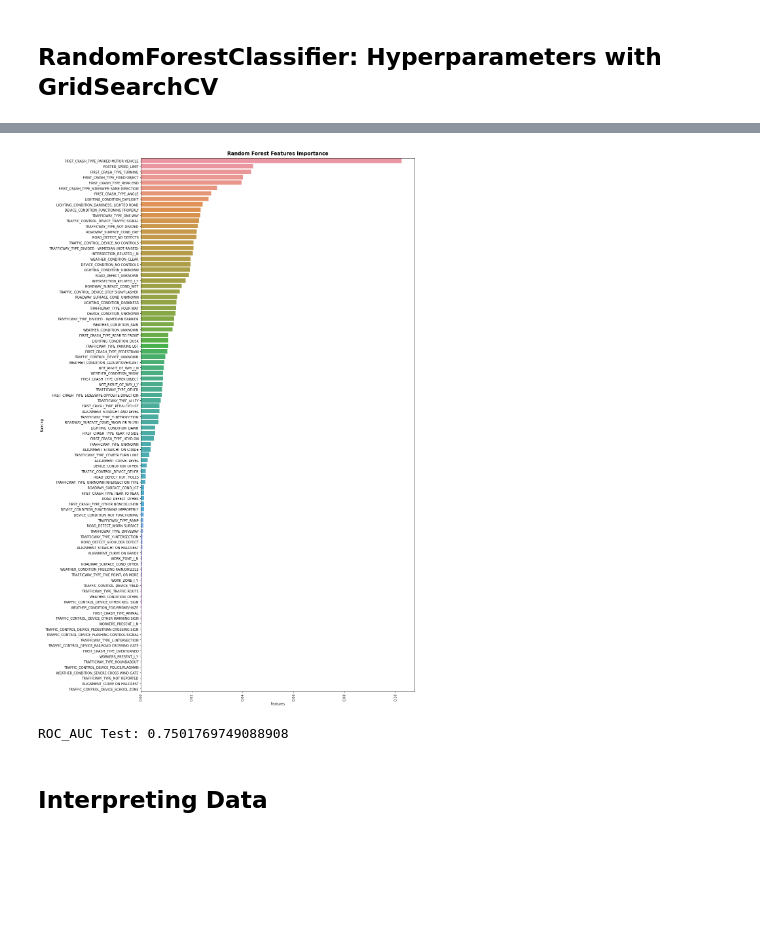
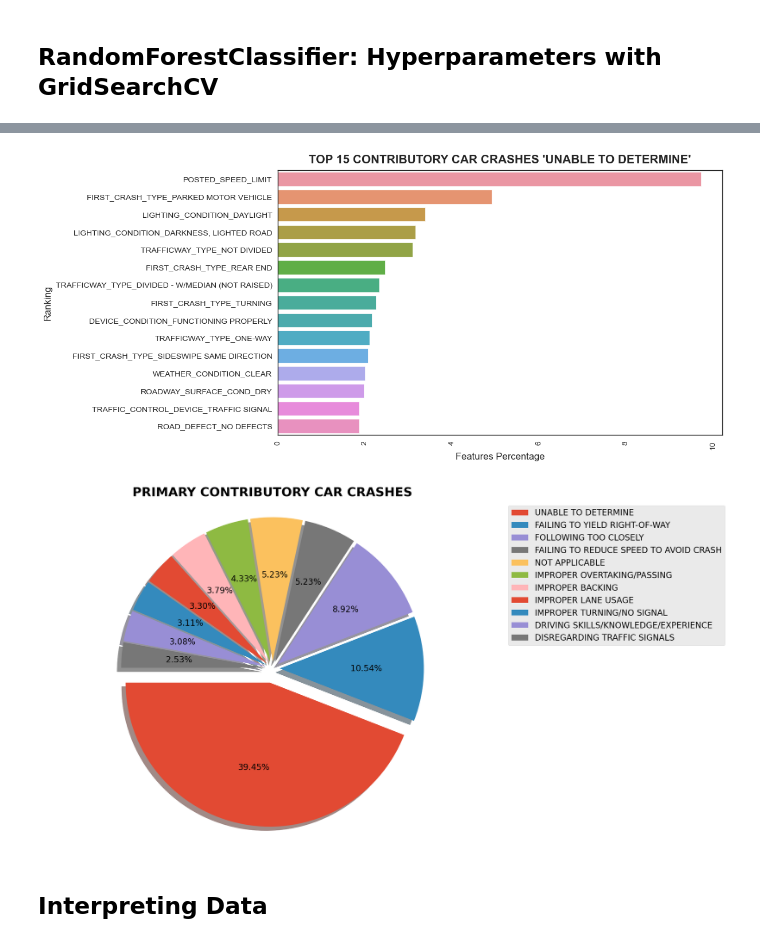
Before and after one commit to akladyous/Chicago_Car_Crashes, a Jupyter notebook: Chicago_Car_Crashes.ipynb, the cells around one changed output, grey strips where cells are left out. Saved outputs shown, nothing was run; the diff lists cells and outputs as text; code cells hidden in the pictures; blank space fills up the shorter version.

```diff
--- a/Chicago_Car_Crashes.ipynb
+++ b/Chicago_Car_Crashes.ipynb
@@ -655,0 +654,6 @@ model3_y_train_pred = cls_rf.predict(x_train)
+# %%
+sclf = StackingClassifier(estimators=estimators,
+                          final_estimator=RandomForestClassifier(**rf_best_params),
+                          n_jobs=6)
+# %%
+sclf.fit(x_train, y_train)
@@ -656,4 +666,4 @@ model3_y_train_pred = cls_rf.predict(x_train)
 # %%
-model3_test = cls_rf.fit(x_test, np.ravel(np.array(y_test)))
+model3_test = cls_rf.fit(x_test, y_test)
 # %%
 model3_y_test_pred = cls_rf.predict(x_test)
@@ -679,15 +685,16 @@ weighted avg       0.67      0.65      0.65     27628
+# %%
+Features_importance_df = pd.DataFrame({'Features': x_train.columns,
+                          'Ranking':cls_rf.feature_importances_}).sort_values(by='Ranking',ascending=False)
+
+Features_importance_df['Ranking'] = Features_importance_df['Ranking'].apply(lambda x: x*100)
 # %%
-model2_df = pd.DataFrame({'features': x_train.columns,
-                          'Ranking':cls_rf.feature_importances_})
+fig, ax = plt.subplots(figsize=(10,6))
+g = sns.barplot(x='Ranking', y='Features', data=Features_importance_df.head(15))
+plt.xticks(rotation=90)
+ax.set_title("TOP 15 CONTRIBUTORY CAR CRASHES 'UNABLE TO DETERMINE'", fontsize=15, weight='bold', ha='center', va='bottom')
 
-model2_df = model2_df[(model2_df.Ranking > 0)].sort_values(by='Ranking', ascending=False)
-
-fig, ax = plt.subplots(figsize=(15,30))
-g = sns.barplot(x='Ranking', y='features', data=model2_df)
-plt.xticks(rotation=90)
-ax.set_title("Random Forest Features Importance", fontsize=15, weight='bold', ha='center', va='bottom')
-ax.set_xlabel('Features')
+ax.set_xlabel('Features Percentage')
 ax.set_ylabel('Ranking')
 plt.show()
 # %% [output]
-[figure, old version]
+[figure, new version]
@@ -704,4 +700,0 @@ m4_y_train_pred = cls_rf.predict(X_res)
-# %%
-print(f'ROC_AUC Test: {roc_auc_score(y_res, m4_y_train_pred)}')
-# %% [output]
-ROC_AUC Test: 0.7501769749088908
@@ -710,2 +701,25 @@ print('a')
+# %%
+pcc = df_features.PRIM_CONTRIBUTORY_CAUSE.value_counts(normalize=True).apply(lambda x:x*100).sort_values(ascending=False)
+pcc=pcc[pcc>=2]
+
+labels = pcc.index
+sizes  = pcc.values
+explode = pcc.apply(lambda x:0.05)
+explode[0]=0.1
+# explode = pcc.apply(lambda x:0.2 if x > 20 else 0)
+plt.style.use('ggplot')
+fig1, ax1 = plt.subplots(figsize=(20,15))
+ax1.pie(x=sizes, explode=explode,
+        autopct=lambda v:'{p:.2f}%'.format(p=round(v/100*sizes.sum(),2)),
+        shadow=True,
+        startangle=180,
+        textprops={'fontsize': 20})
+ax1.axis('equal')
+plt.legend(labels, loc='upper left', bbox_to_anchor=(1, 1), fontsize=20)
+ax1.set_title("PRIMARY CONTRIBUTORY CAR CRASHES", fontsize=30, weight='bold', ha='center', va='bottom')
+
+plt.show()
+# %% [output]
+[figure, added]
 # %% [markdown]
 ## Interpreting Data
```
Also changed, not shown: parts of 58 cells of this notebook, 4 other files.
